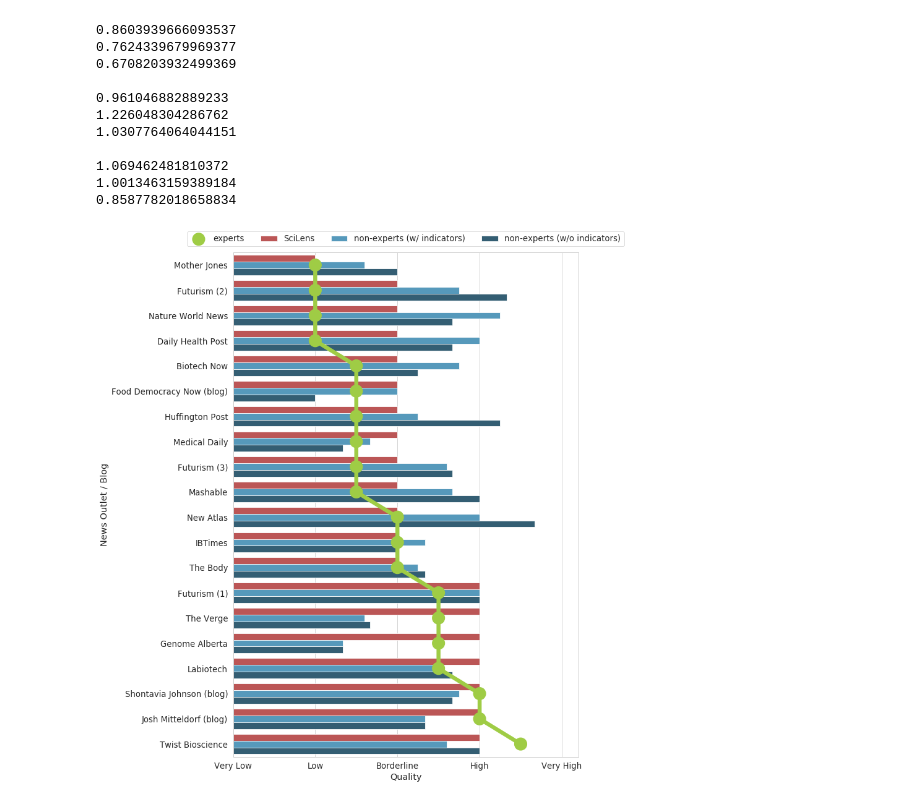
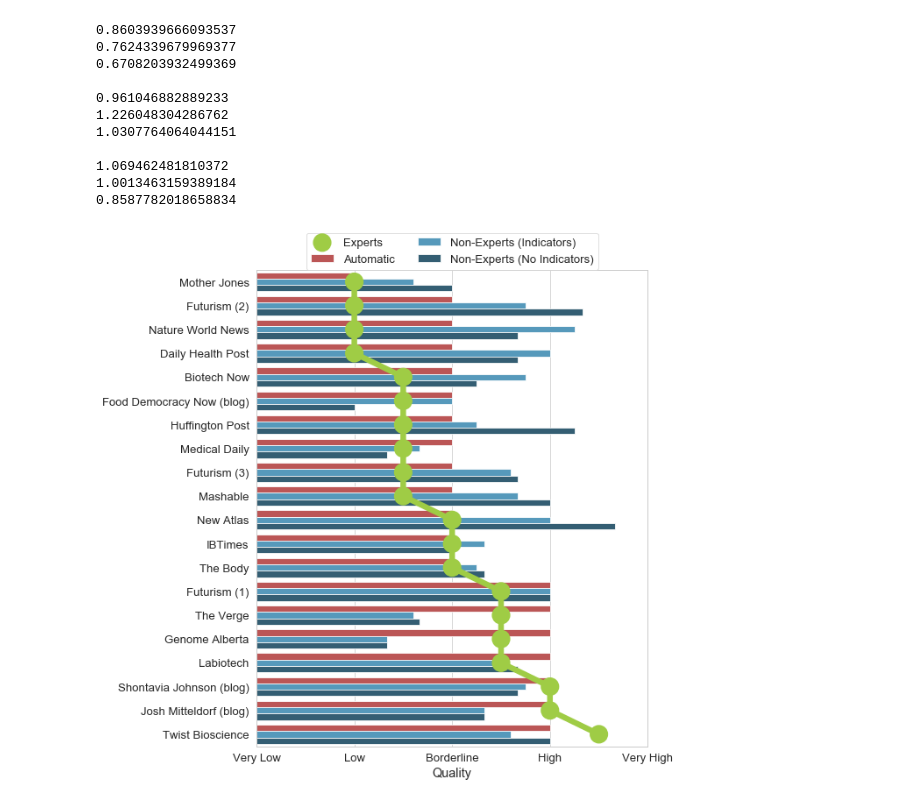
Before and after one commit to psmeros/SciLens, a Jupyter notebook: src/figures-crispr.ipynb, the cells around one changed output. Cells and saved outputs as stored; diff of their text form; code cells hidden in the pictures.

```diff
--- a/src/figures-crispr.ipynb
+++ b/src/figures-crispr.ipynb
@@ -103,7 +103,7 @@ l = [{'futurism.com':'Futurism',
 df['article'] = [v + ' (' + str(l[:i].count(v) + 1) + ')' if l.count(v) > 1 else v for i, v in enumerate(l)]
 #df['article'] = df.apply(lambda x: x['article']+'*' if x['diff']==0 else x['article']+'**' if x['diff']==1 else x['article']+'***', axis = 1)
 # %%
-df = df[['article', 'non-experts (w/o indicators)', 'non-experts (w/ indicators)', 'experts', 'SciLens']]
+df = df[['article', 'non-experts (w/o indicators)', 'non-experts (w/ indicators)', 'experts', 'SciLens']].rename(columns={'non-experts (w/o indicators)': 'Non-Experts (No Indicators)', 'non-experts (w/ indicators)': 'Non-Experts (Indicators)', 'experts': 'Experts', 'SciLens': 'Automatic'})
 df = pd.melt(df, id_vars=['article'], var_name='Rated by', value_name='Quality').rename(columns={'article': 'Outlet'})
 df['Quality'] = df['Quality'] + 2
 # %%
@@ -111,16 +111,16 @@ df = df.sort_values(by=['Rated by', 'Quality'], ascending=[True,True])
 df = pd.concat([df[(df['Rated by'] == 'experts')],df[~(df['Rated by'] == 'experts')]])
 # %%
 sns.set(context='paper', style='whitegrid', color_codes=True, font_scale=1.5)
-fig, ax = plt.subplots(figsize=(10,15))
-ax = sns.pointplot(hue='Rated by', x='Quality', y='Outlet', data=df[(df['Rated by'] == 'experts')], markers='o', palette=['#9FCC45'], scale=3, ax=ax)
+fig, ax = plt.subplots(figsize=(8,10))
+ax = sns.pointplot(hue='Rated by', x='Quality', y='Outlet', data=df[(df['Rated by'] == 'Experts')], markers='o', palette=['#9FCC45'], scale=3, ax=ax)
 plt.setp(ax.lines, zorder=100)
 plt.setp(ax.collections, zorder=100)
-ax = sns.barplot(hue='Rated by', x='Quality', y='Outlet', data=df[~(df['Rated by'] == 'experts')], palette=['#CC4545', '#459FCC', '#2A617D'], ax=ax)
+ax = sns.barplot(hue='Rated by', x='Quality', y='Outlet', data=df[~(df['Rated by'] == 'Experts')], palette=['#CC4545', '#459FCC', '#2A617D'], ax=ax)
 ax.set_xticks(ticks=[0, 1, 2, 3, 4])
 ax.set_xticklabels(['Very Low', 'Low', 'Borderline', 'High', 'Very High'])
 #plt.xticks(rotation=90)
-plt.legend(loc='upper center', ncol=4, bbox_to_anchor=(0.5, 1.05))
-plt.ylabel('News Outlet / Blog')
+plt.legend(loc='upper center', ncol=2, bbox_to_anchor=(0.5, 1.09))
+plt.ylabel('')
 fig.savefig(figures+'crispr.pdf', bbox_inches='tight')
 # %% [output]
-[figure, old version]
+[figure, new version]
```
Also changed, not shown: 1 other file.
